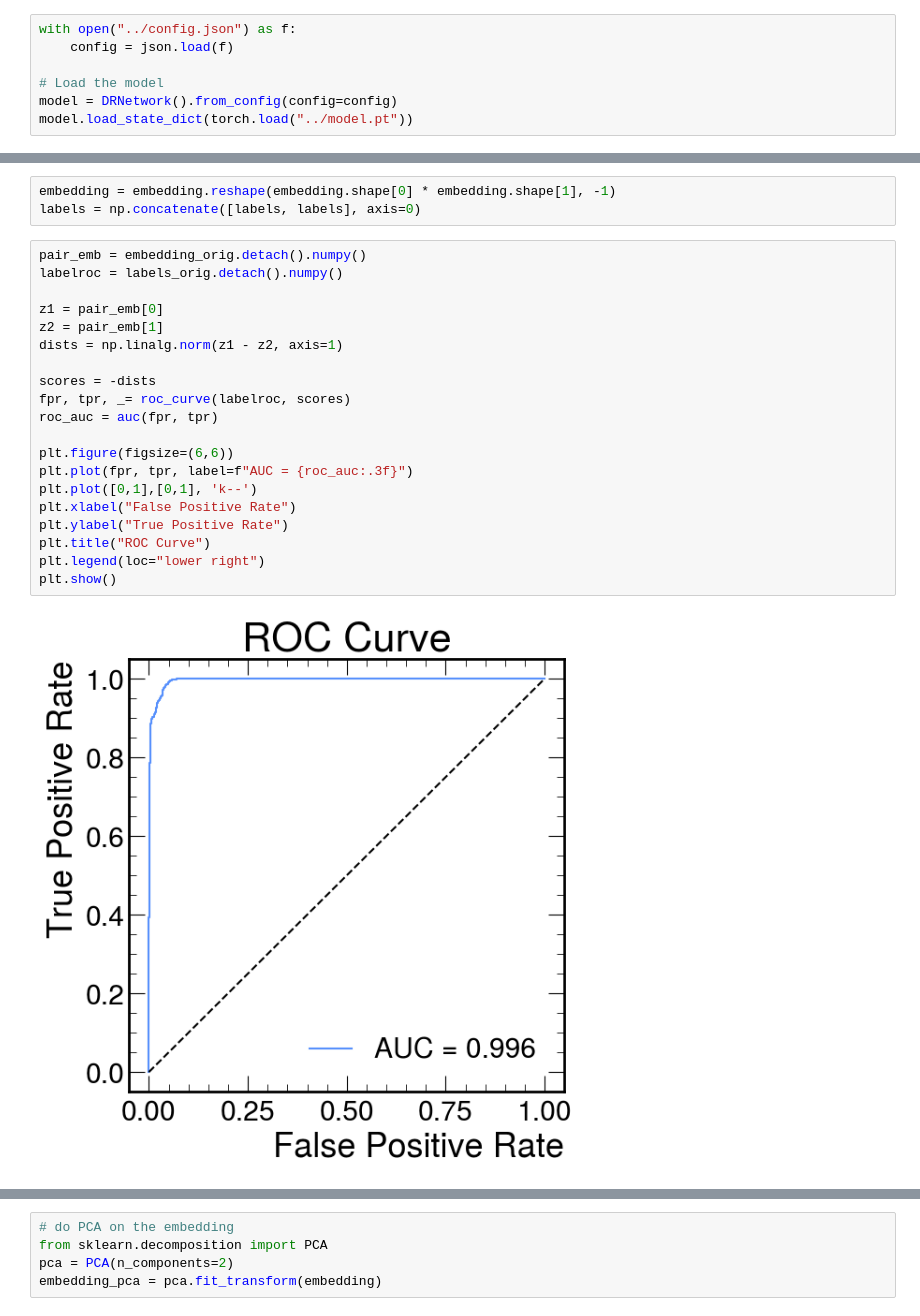
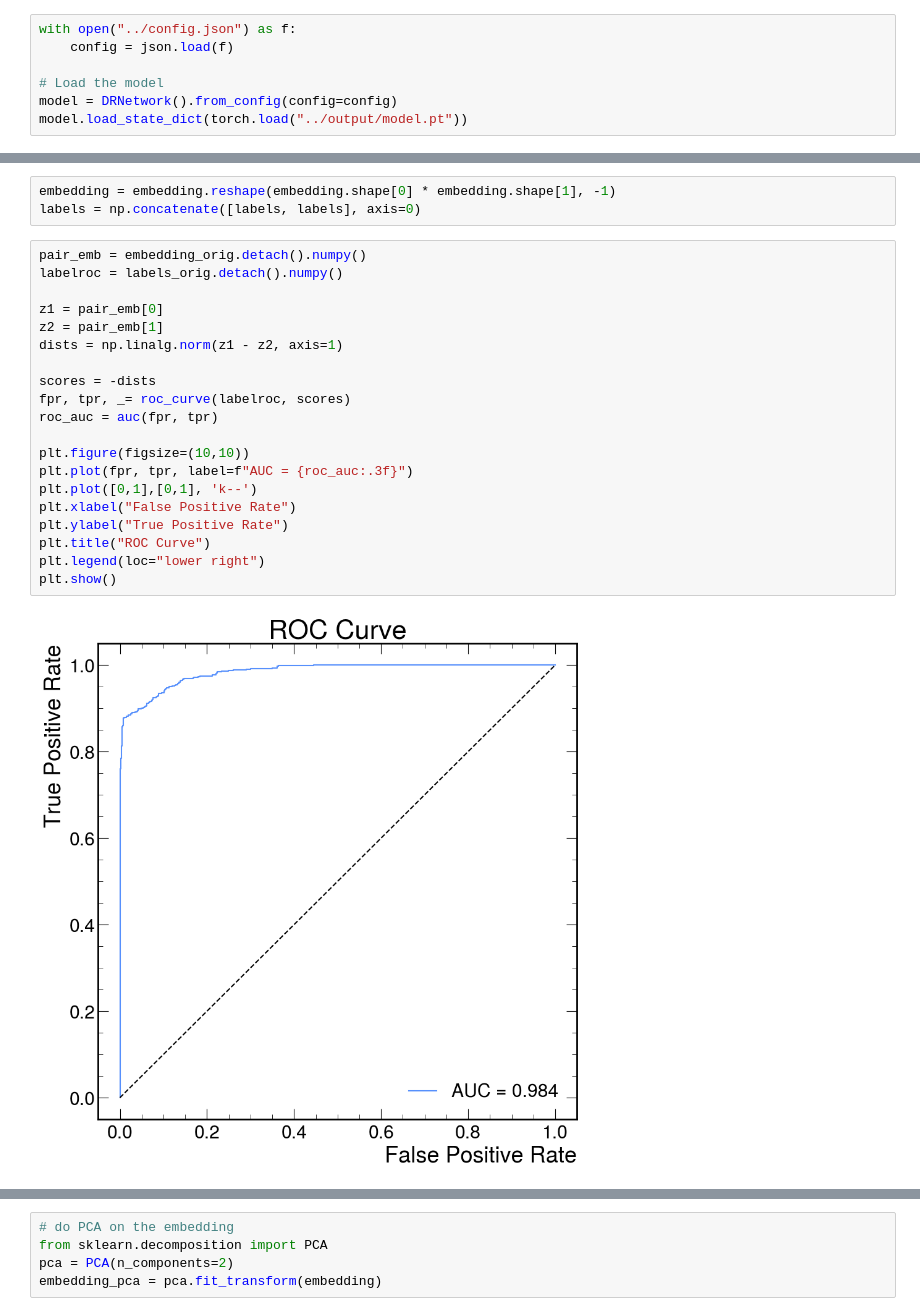
Before and after one commit to aashayarora/lst-dup-removal, a Jupyter notebook: validation/validation.ipynb, the cells around one changed output, grey strips where cells are left out. Saved outputs shown, nothing was run; the diff lists cells and outputs as text.

```diff
--- a/validation/validation.ipynb
+++ b/validation/validation.ipynb
@@ -30,7 +22,7 @@ with open("../config.json") as f:
 
 # Load the model
 model = DRNetwork().from_config(config=config)
-model.load_state_dict(torch.load("../model.pt"))
+model.load_state_dict(torch.load("../output/model.pt"))
 # %% [output]
 <All keys matched successfully>
 # %%
@@ -52,25 +44,25 @@ labels = np.concatenate([labels, labels], axis=0)
 # %%
 pair_emb = embedding_orig.detach().numpy()
 labelroc = labels_orig.detach().numpy()
 
 z1 = pair_emb[0]
 z2 = pair_emb[1]
 dists = np.linalg.norm(z1 - z2, axis=1)
 
 scores = -dists
 fpr, tpr, _= roc_curve(labelroc, scores)
 roc_auc = auc(fpr, tpr)
 
-plt.figure(figsize=(6,6))
+plt.figure(figsize=(10,10))
 plt.plot(fpr, tpr, label=f"AUC = {roc_auc:.3f}")
 plt.plot([0,1],[0,1], 'k--')
 plt.xlabel("False Positive Rate")
 plt.ylabel("True Positive Rate")
 plt.title("ROC Curve")
 plt.legend(loc="lower right")
 plt.show()
 # %% [output]
-[figure, old version]
+[figure, new version]
 # %%
 fig, axs = plt.subplots(2, 2, figsize=(25, 25))
 
```
Also changed, not shown: parts of 6 cells of this notebook, 5 other files.
